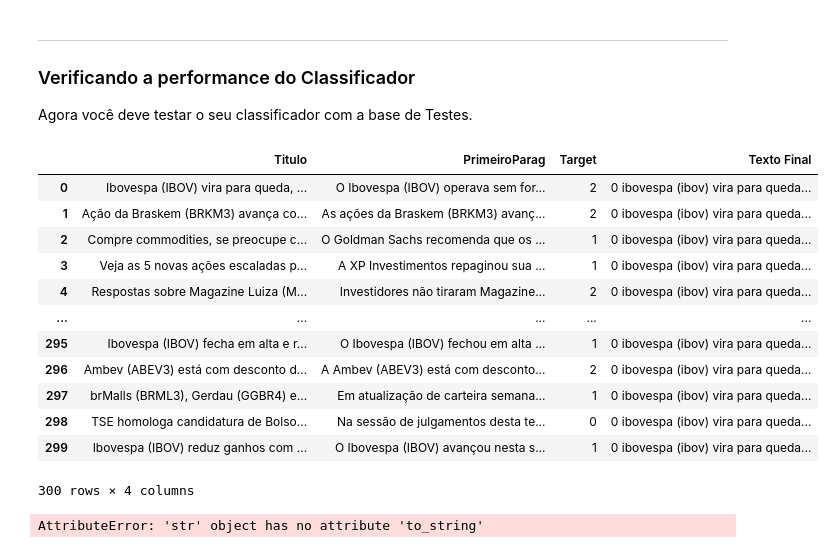
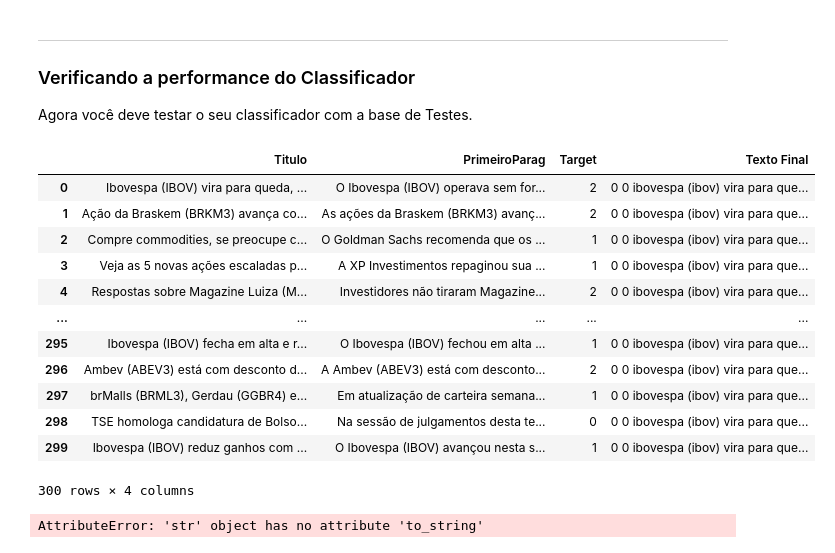
Before and after one commit to insper-classroom/22-2a-cd-p1-grupo_anandajgc, a Jupyter notebook: classificador.ipynb, the cells around one changed output. Drawn from its saved outputs; the diff is of its cells as text; code cells hidden in the pictures.

```diff
--- a/classificador.ipynb
+++ b/classificador.ipynb
@@ -320,21 +320,21 @@ ___
 
 Agora você deve testar o seu classificador com a base de Testes.
 # %%
-test['Texto Final'] = cleanup(test['Texto Final'].to_string(index=False))
+test['Texto Final'] = cleanup(str(test['Texto Final']))
 test
 # %% [output]
 |  | Titulo | PrimeiroParag | Target | Texto Final |
-| 0 | Ibovespa (IBOV) vira para queda, ... | O Ibovespa (IBOV) operava sem for... | 2 | 0 ibovespa (ibov) vira para queda... |
-| 1 | Ação da Braskem (BRKM3) avança co... | As ações da Braskem (BRKM3) avanç... | 2 | 0 ibovespa (ibov) vira para queda... |
-| 2 | Compre commodities, se preocupe c... | O Goldman Sachs recomenda que os ... | 1 | 0 ibovespa (ibov) vira para queda... |
-| 3 | Veja as 5 novas ações escaladas p... | A XP Investimentos repaginou sua ... | 1 | 0 ibovespa (ibov) vira para queda... |
-| 4 | Respostas sobre Magazine Luiza (M... | Investidores não tiraram Magazine... | 2 | 0 ibovespa (ibov) vira para queda... |
+| 0 | Ibovespa (IBOV) vira para queda, ... | O Ibovespa (IBOV) operava sem for... | 2 | 0 0 ibovespa (ibov) vira para que... |
+| 1 | Ação da Braskem (BRKM3) avança co... | As ações da Braskem (BRKM3) avanç... | 2 | 0 0 ibovespa (ibov) vira para que... |
+| 2 | Compre commodities, se preocupe c... | O Goldman Sachs recomenda que os ... | 1 | 0 0 ibovespa (ibov) vira para que... |
+| 3 | Veja as 5 novas ações escaladas p... | A XP Investimentos repaginou sua ... | 1 | 0 0 ibovespa (ibov) vira para que... |
+| 4 | Respostas sobre Magazine Luiza (M... | Investidores não tiraram Magazine... | 2 | 0 0 ibovespa (ibov) vira para que... |
 | ... | ... | ... | ... | ... |
-| 295 | Ibovespa (IBOV) fecha em alta e r... | O Ibovespa (IBOV) fechou em alta ... | 1 | 0 ibovespa (ibov) vira para queda... |
-| 296 | Ambev (ABEV3) está com desconto d... | A Ambev (ABEV3) está com desconto... | 2 | 0 ibovespa (ibov) vira para queda... |
-| 297 | brMalls (BRML3), Gerdau (GGBR4) e... | Em atualização de carteira semana... | 1 | 0 ibovespa (ibov) vira para queda... |
-| 298 | TSE homologa candidatura de Bolso... | Na sessão de julgamentos desta te... | 0 | 0 ibovespa (ibov) vira para queda... |
-| 299 | Ibovespa (IBOV) reduz ganhos com ... | O Ibovespa (IBOV) avançou nesta s... | 1 | 0 ibovespa (ibov) vira para queda... |
+| 295 | Ibovespa (IBOV) fecha em alta e r... | O Ibovespa (IBOV) fechou em alta ... | 1 | 0 0 ibovespa (ibov) vira para que... |
+| 296 | Ambev (ABEV3) está com desconto d... | A Ambev (ABEV3) está com desconto... | 2 | 0 0 ibovespa (ibov) vira para que... |
+| 297 | brMalls (BRML3), Gerdau (GGBR4) e... | Em atualização de carteira semana... | 1 | 0 0 ibovespa (ibov) vira para que... |
+| 298 | TSE homologa candidatura de Bolso... | Na sessão de julgamentos desta te... | 0 | 0 0 ibovespa (ibov) vira para que... |
+| 299 | Ibovespa (IBOV) reduz ganhos com ... | O Ibovespa (IBOV) avançou nesta s... | 1 | 0 0 ibovespa (ibov) vira para que... |
 300 rows × 4 columns
 # %%
 test['Classificador'] =test['Texto Final'].apply(NB)
```
